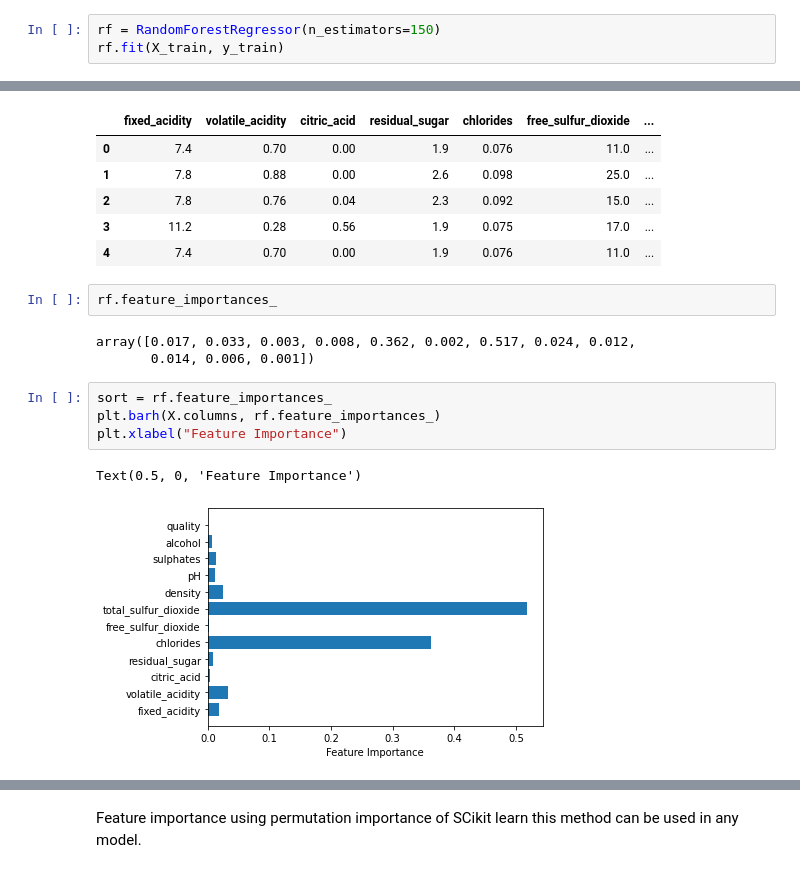
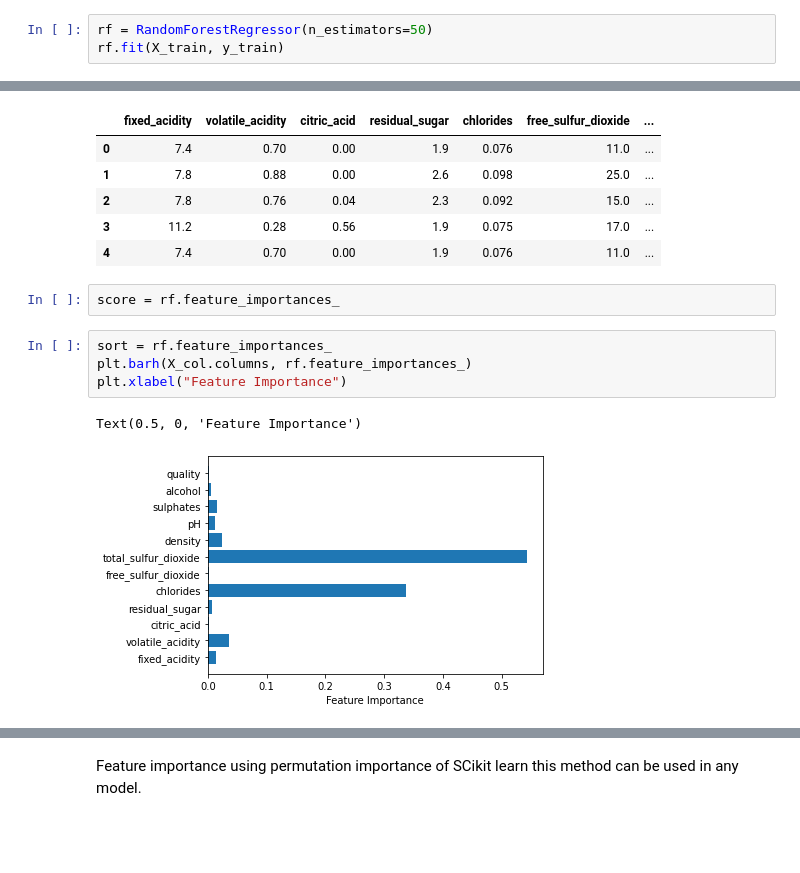
Before and after one commit to Noob919/Feature_selection, a Jupyter notebook: Wine_dataset.ipynb, the cells around one changed output, grey strips where cells are left out. Cells and saved outputs as stored; diff of their text form; blank space fills up the shorter version.

```diff
--- a/Wine_dataset.ipynb
+++ b/Wine_dataset.ipynb
@@ -114,6 +137,6 @@ Tree based models
 # %%
 from sklearn.ensemble import RandomForestRegressor
 # %%
-rf = RandomForestRegressor(n_estimators=150)
+rf = RandomForestRegressor(n_estimators=50)
 rf.fit(X_train, y_train)
 # %% [output]
@@ -127,15 +150,12 @@ df.head()
 | 2 | 7.8 | 0.76 | 0.04 | 2.3 | 0.092 | 15.0 | ... |
 | 3 | 11.2 | 0.28 | 0.56 | 1.9 | 0.075 | 17.0 | ... |
 | 4 | 7.4 | 0.70 | 0.00 | 1.9 | 0.076 | 11.0 | ... |
-# %%
-rf.feature_importances_
-# %% [output]
-array([0.017, 0.033, 0.003, 0.008, 0.362, 0.002, 0.517, 0.024, 0.012,
-       0.014, 0.006, 0.001])
+# %%
+score = rf.feature_importances_
 # %%
 sort = rf.feature_importances_
-plt.barh(X.columns, rf.feature_importances_)
+plt.barh(X_col.columns, rf.feature_importances_)
 plt.xlabel("Feature Importance")
 # %% [output]
 Text(0.5, 0, 'Feature Importance')
-[figure, old version]
+[figure, new version]
```
Also changed, not shown: parts of 37 cells of this notebook.
